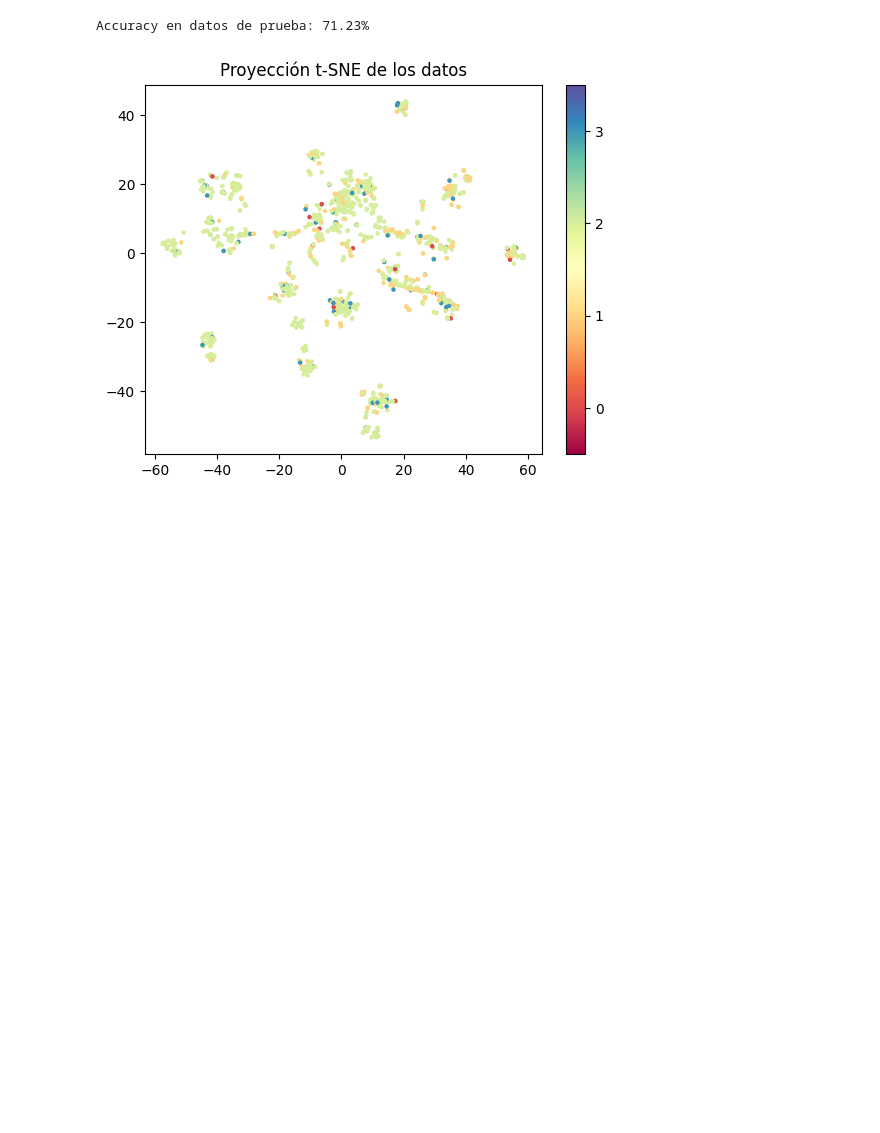
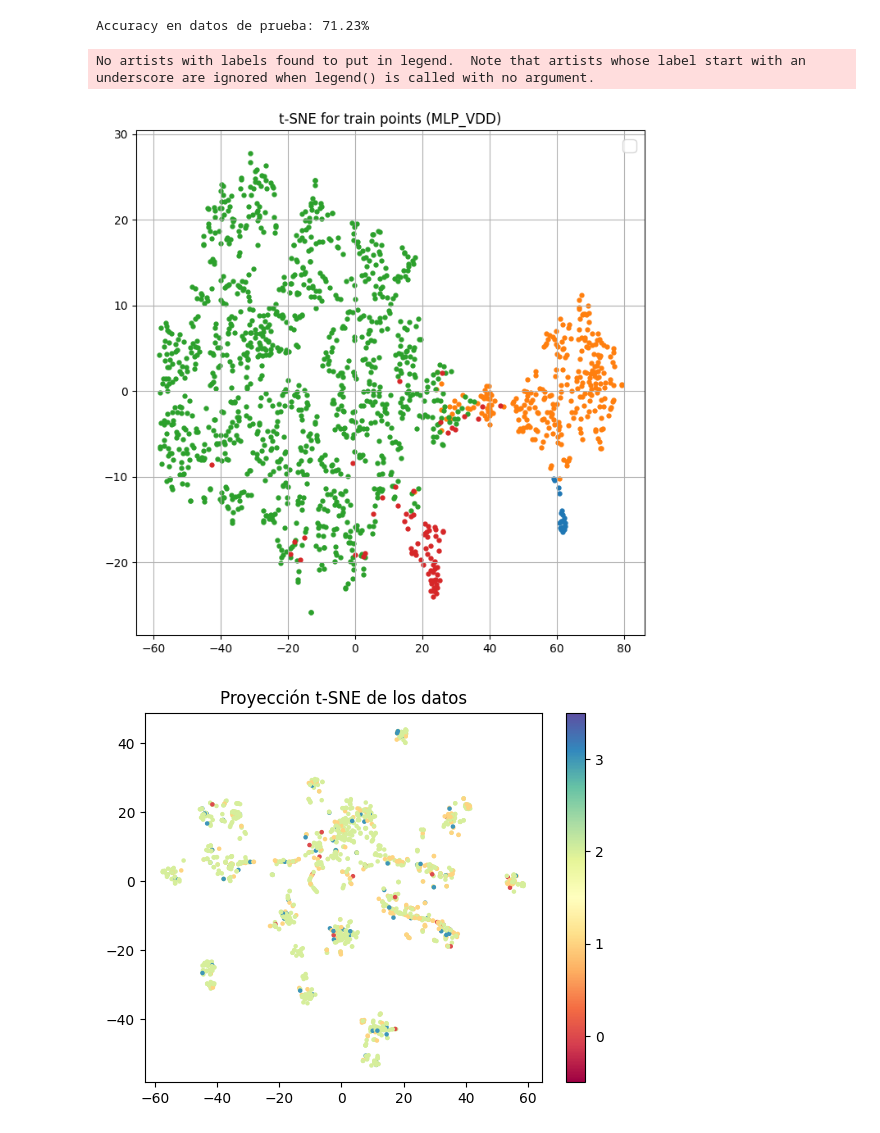
Before and after one commit to juansebm/EL4106-1-SN-Classifier, a Jupyter notebook: RF&MLP.ipynb, the cells around one changed output. Cells and saved outputs as stored; diff of their text form; code cells hidden in the pictures; blank space fills up the shorter version.

Commit message:
✅ SVDDmlp TSNE added

```diff
--- a/RF&MLP.ipynb
+++ b/RF&MLP.ipynb
@@ -842,6 +842,38 @@ with torch.no_grad():
     print(f'Accuracy en datos de prueba: {accuracy * 100:.2f}%')
 # %% [output]
 Accuracy en datos de prueba: 71.23%
+# %%
+from sklearn.manifold import TSNE
+
+model.load_state_dict(torch.load('SVDDmlp.pth'))
+model.eval()  # Poner el modelo en modo de evaluación
+
+# Extraer el espacio latente
+latents_train, labels_train = model.get_latent_space(train_loader)
+
+# Aplicar t-SNE
+latents_train_np = latents_train.numpy()  # Convertir a numpy para t-SNE
+labels_train_np = labels_train.numpy()
+
+tsne = TSNE(n_components=2, random_state=42)
+latents_2d = tsne.fit_transform(latents_train_np)
+
+# Visualizar
+plt.figure(figsize=(8,8))
+plt.title('t-SNE for train points (MLP_VDD)')
+
+# Colores
+for key in range(len(np.unique(labels_train_np))):
+    plt.scatter(latents_2d[:, 0][labels_train_np == key],
+                latents_2d[:, 1][labels_train_np == key],
+                s=50, alpha=1, marker='.')
+
+plt.legend(fontsize=15)
+plt.grid(True)
+plt.show()
+# %% [output]
+No artists with labels found to put in legend.  Note that artists whose label start with an underscore are ignored when legend() is called with no argument.
+[figure, added]
 # %%
 from sklearn.manifold import TSNE
 from sklearn.preprocessing import LabelEncoder
```
